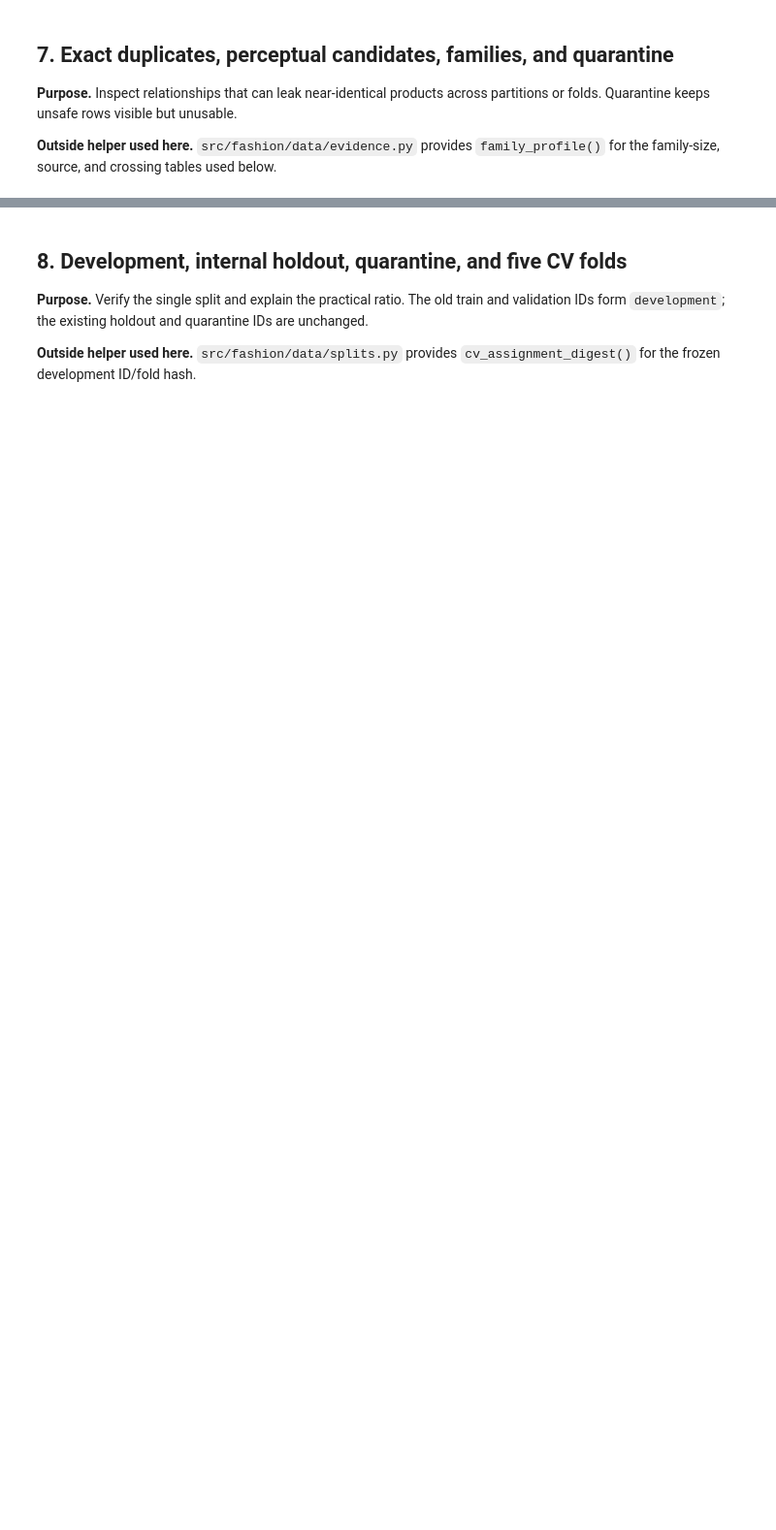
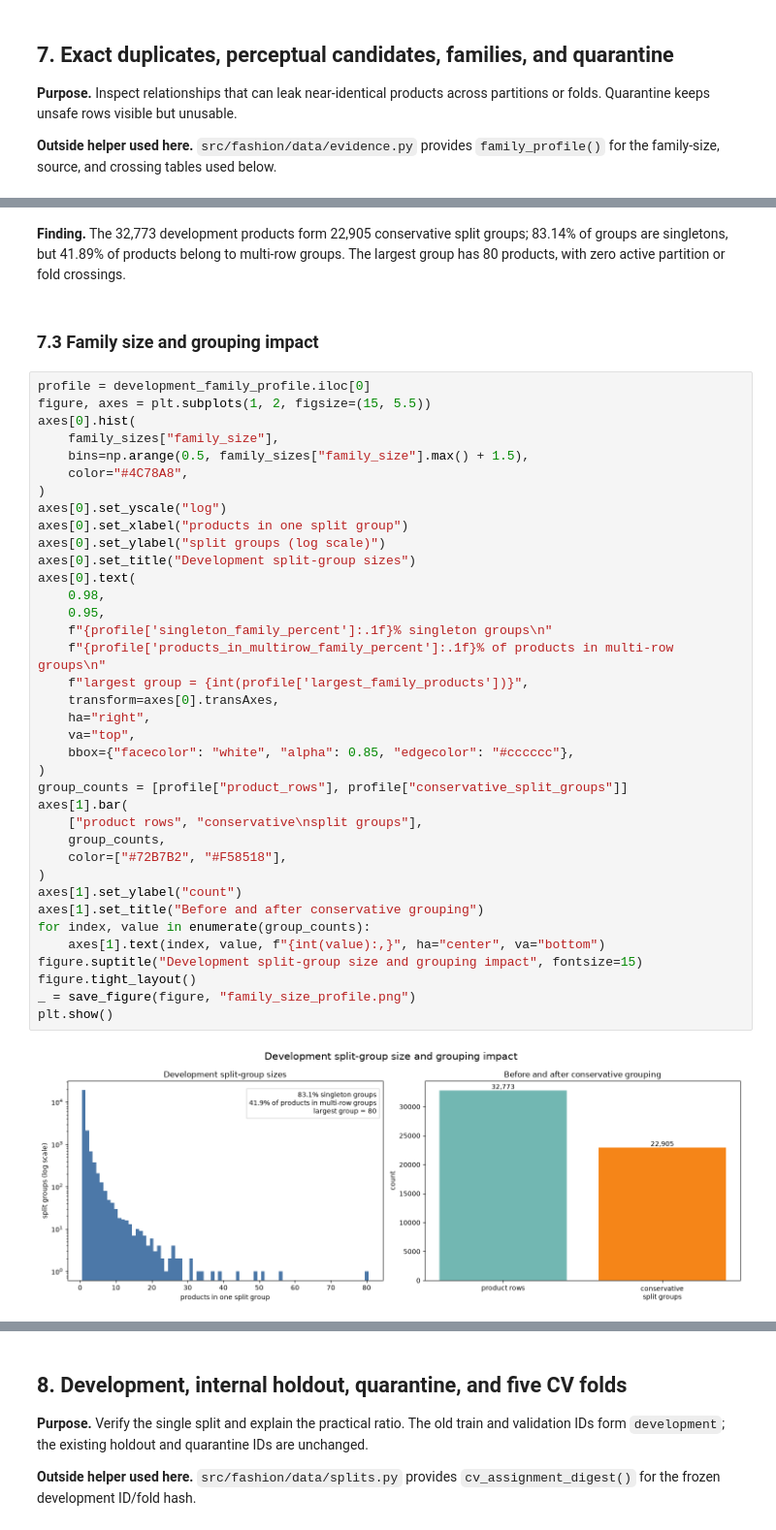
Before and after one commit to TrnLin/MLA2, a Jupyter notebook: notebooks/01_data_preparation.ipynb, the cells around one changed output, grey strips where cells are left out. Shown at 97% size. Cells and saved outputs as stored; diff of their text form; blank space fills up the shorter version.

```diff
--- a/notebooks/01_data_preparation.ipynb
+++ b/notebooks/01_data_preparation.ipynb
@@ -933,0 +591,43 @@ candidate table, family graph, split, or fold assignment.
+# %% [markdown]
+**Finding.** The 32,773 development products form 22,905 conservative split groups; 83.14% of groups are singletons, but 41.89% of products belong to multi-row groups. The largest group has 80 products, with zero active partition or fold crossings.
+# %% [markdown]
+### 7.3 Family size and grouping impact
+# %%
+profile = development_family_profile.iloc[0]
+figure, axes = plt.subplots(1, 2, figsize=(15, 5.5))
+axes[0].hist(
+    family_sizes["family_size"],
+    bins=np.arange(0.5, family_sizes["family_size"].max() + 1.5),
+    color="#4C78A8",
+)
+axes[0].set_yscale("log")
+axes[0].set_xlabel("products in one split group")
+axes[0].set_ylabel("split groups (log scale)")
+axes[0].set_title("Development split-group sizes")
+axes[0].text(
+    0.98,
+    0.95,
+    f"{profile['singleton_family_percent']:.1f}% singleton groups\n"
+    f"{profile['products_in_multirow_family_percent']:.1f}% of products in multi-row groups\n"
+    f"largest group = {int(profile['largest_family_products'])}",
+    transform=axes[0].transAxes,
+    ha="right",
+    va="top",
+    bbox={"facecolor": "white", "alpha": 0.85, "edgecolor": "#cccccc"},
+)
+group_counts = [profile["product_rows"], profile["conservative_split_groups"]]
+axes[1].bar(
+    ["product rows", "conservative\nsplit groups"],
+    group_counts,
+    color=["#72B7B2", "#F58518"],
+)
+axes[1].set_ylabel("count")
+axes[1].set_title("Before and after conservative grouping")
+for index, value in enumerate(group_counts):
+    axes[1].text(index, value, f"{int(value):,}", ha="center", va="bottom")
+figure.suptitle("Development split-group size and grouping impact", fontsize=15)
+figure.tight_layout()
+_ = save_figure(figure, "family_size_profile.png")
+plt.show()
+# %% [output]
+[figure, added]
```
Also changed, not shown: parts of 214 cells of this notebook, 20 other files.
